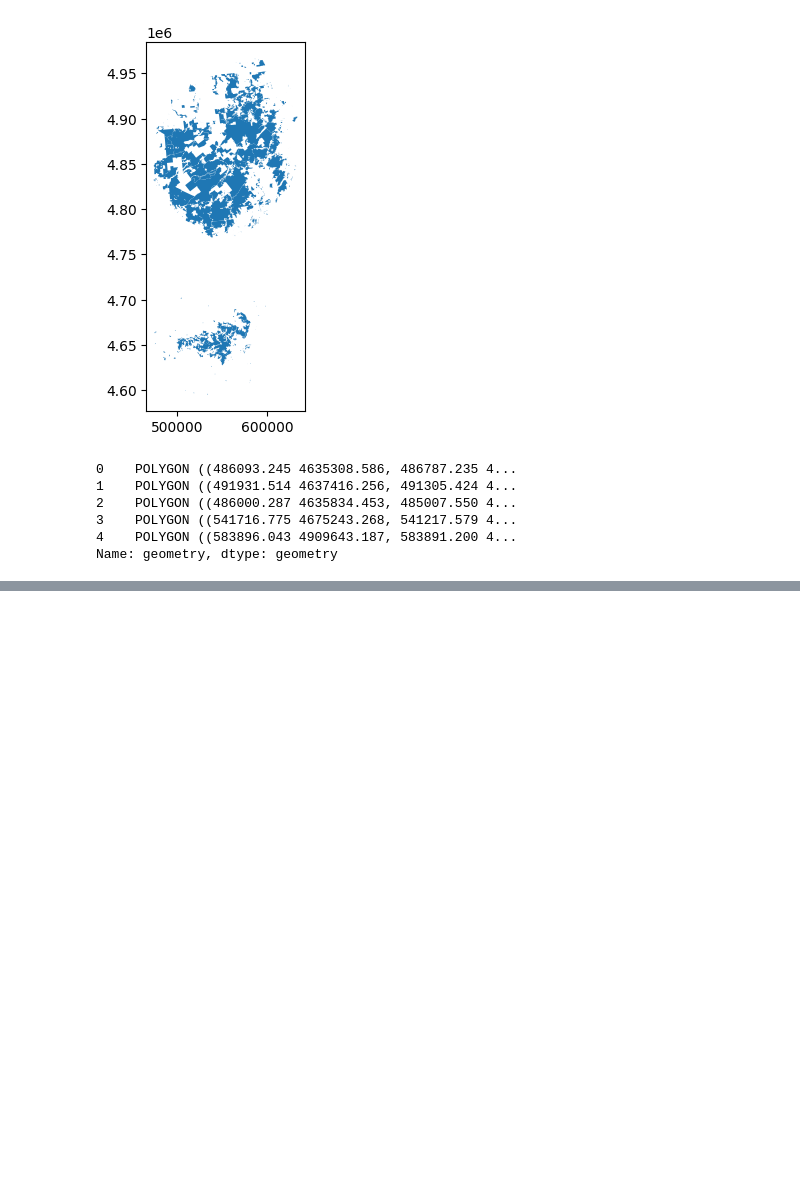
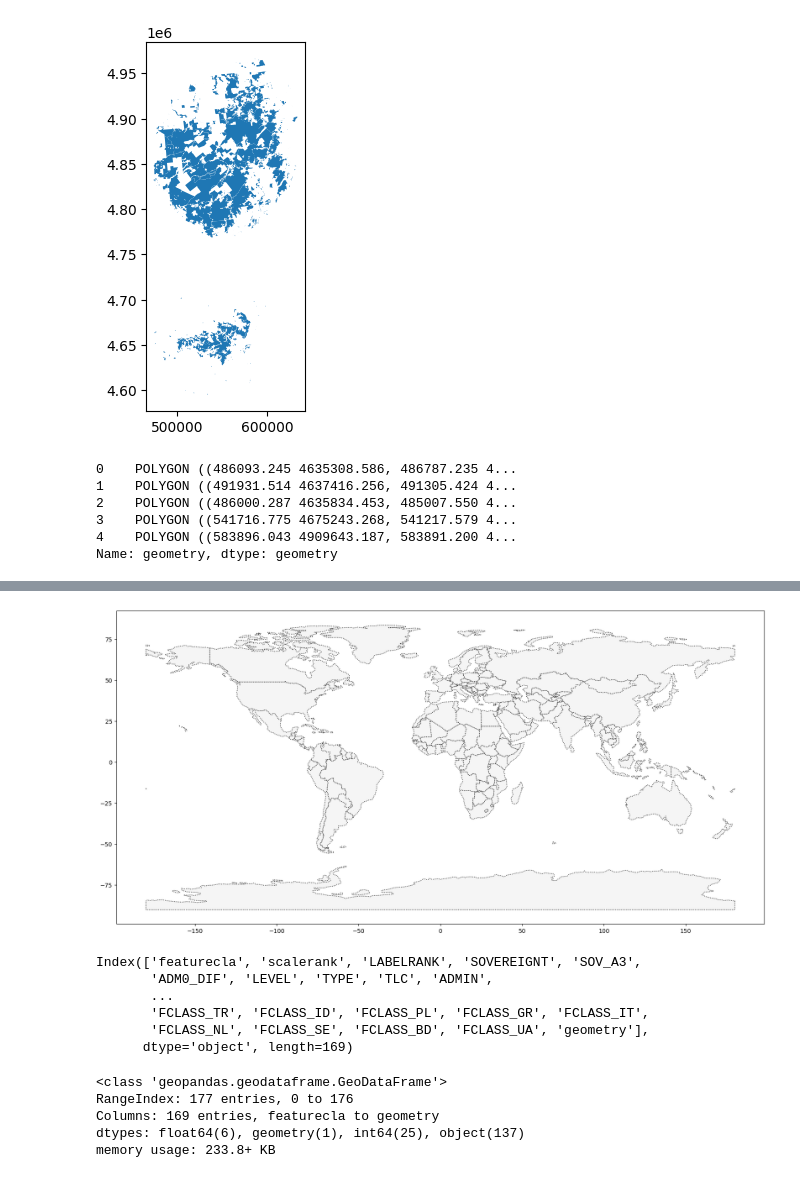
Before and after one commit to Kkhurana007/kaggle_python_practice, a Jupyter notebook: Geopandas.ipynb, the cells around one changed output, grey strips where cells are left out. Drawn from its saved outputs; the diff is of its cells as text; code cells hidden in the pictures; blank space fills up the shorter version.

```diff
--- a/Geopandas.ipynb
+++ b/Geopandas.ipynb
@@ -75,0 +120,5 @@ DriverError: 'geopandas\__MACOSX atural_earth_vector (1)(m_physical' does not ex
+# %%
+#plotting a map with coordinates
+ax = world.plot(figsize=(20,20), color='whitesmoke', linestyle=':', edgecolor='black')
+# %% [output]
+[figure, added]
@@ -75,0 +127,17 @@ DriverError: 'geopandas\__MACOSX atural_earth_vector (1)(m_physical' does not ex
+# %%
+print(world.columns)
+# %% [output]
+Index(['featurecla', 'scalerank', 'LABELRANK', 'SOVEREIGNT', 'SOV_A3',
+       'ADM0_DIF', 'LEVEL', 'TYPE', 'TLC', 'ADMIN',
+       ...
+       'FCLASS_TR', 'FCLASS_ID', 'FCLASS_PL', 'FCLASS_GR', 'FCLASS_IT',
+       'FCLASS_NL', 'FCLASS_SE', 'FCLASS_BD', 'FCLASS_UA', 'geometry'],
+      dtype='object', length=169)
+# %%
+world.info()
+# %% [output]
+<class 'geopandas.geodataframe.GeoDataFrame'>
+RangeIndex: 177 entries, 0 to 176
+Columns: 169 entries, featurecla to geometry
+dtypes: float64(6), geometry(1), int64(25), object(137)
+memory usage: 233.8+ KB
```
Also changed, not shown: parts of 8 cells of this notebook.
